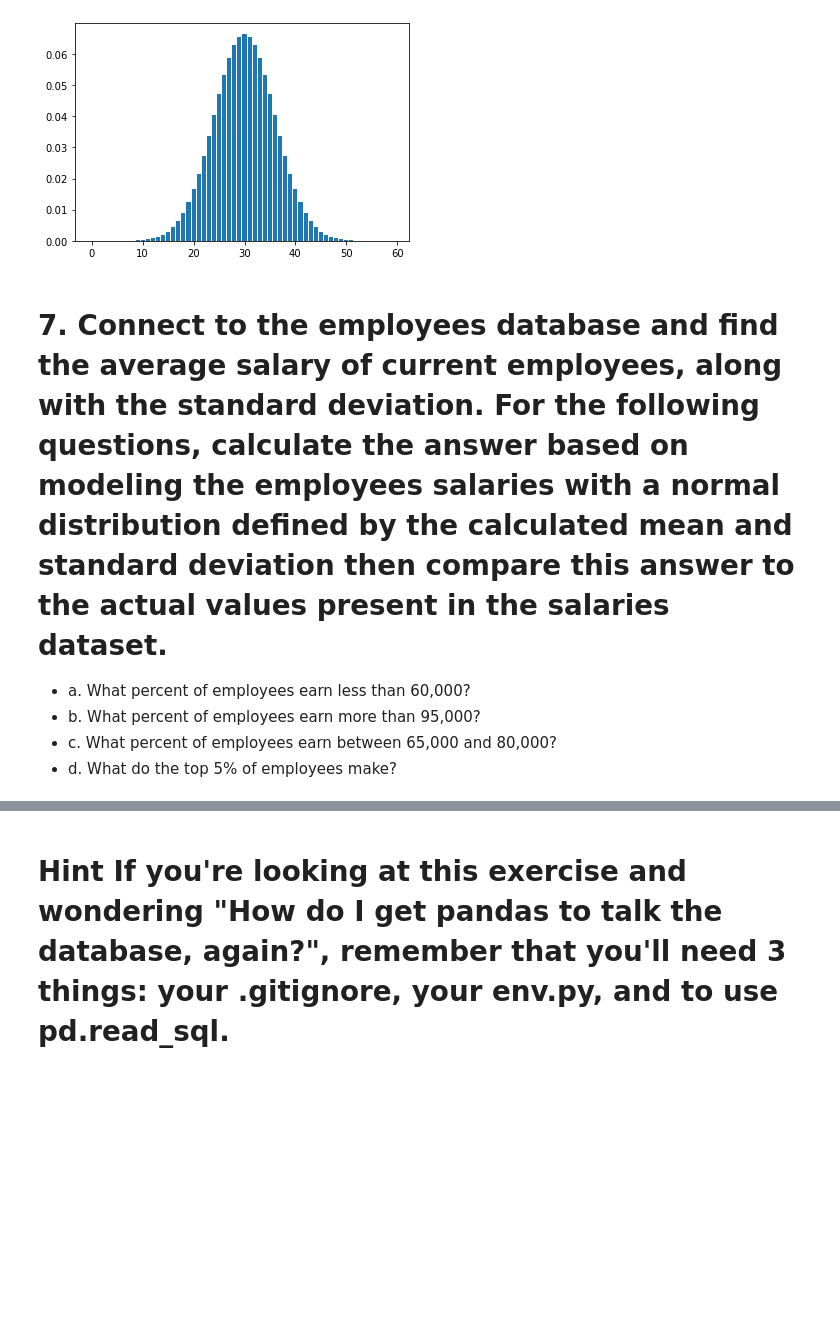
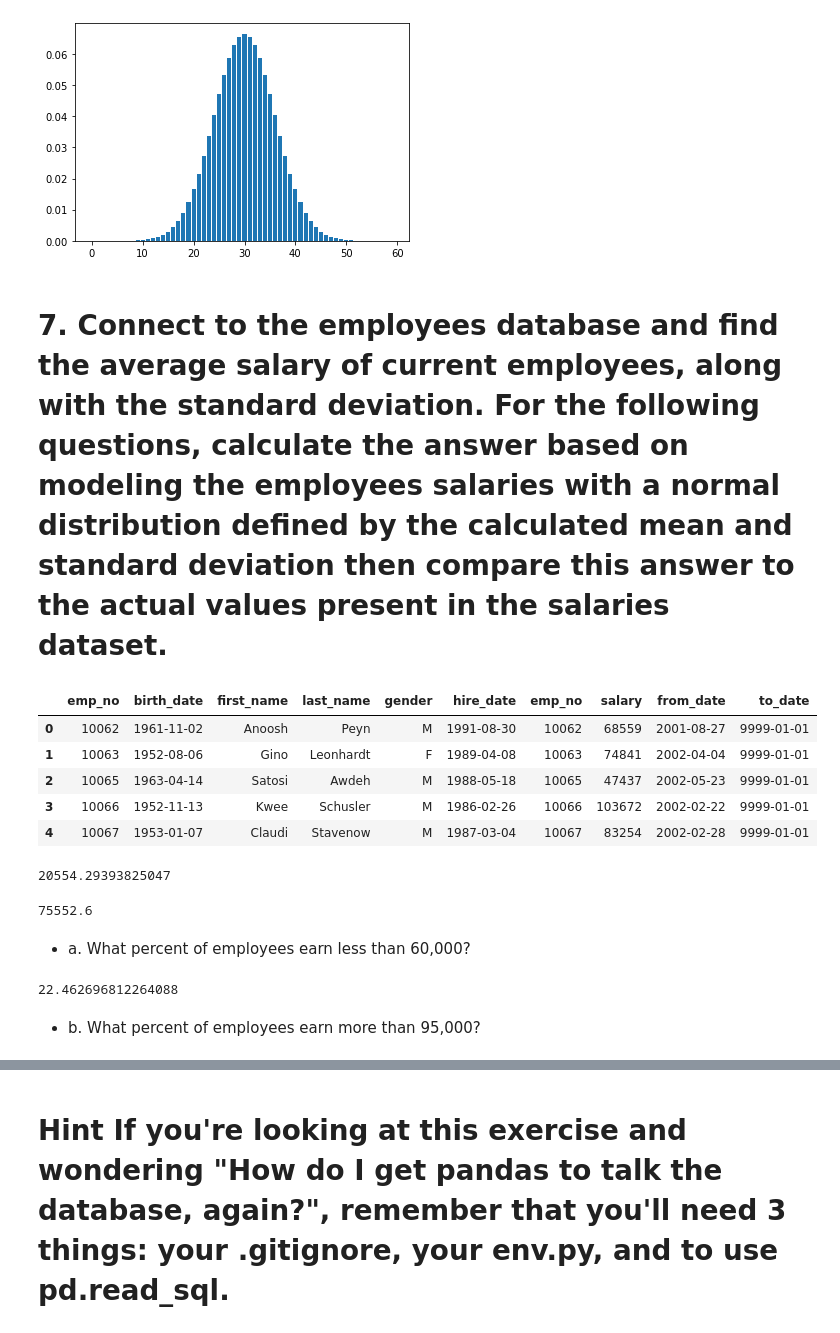
Before and after one commit to rajaramgautam/statistics-exercises, a Jupyter notebook: probability_distributions.ipynb, the cells around one changed output, grey strips where cells are left out. Saved outputs shown, nothing was run; the diff lists cells and outputs as text; code cells hidden in the pictures; blank space fills up the shorter version.

```diff
--- a/probability_distributions.ipynb
+++ b/probability_distributions.ipynb
@@ -170,8 +183,35 @@ plt.bar(x,y)
 [figure]
 # %% [markdown]
 # 7. Connect to the employees database and find the average salary of current employees, along with the standard deviation. For the following questions, calculate the answer based on modeling the employees salaries with a normal distribution defined by the calculated mean and standard deviation then compare this answer to the actual values present in the salaries dataset.
-
-- a. What percent of employees earn less than 60,000?
-- b. What percent of employees earn more than 95,000?
-- c. What percent of employees earn between 65,000 and 80,000?
-- d. What do the top 5% of employees make?
+# %%
+from env import host, user, password
+
+url = f'mysql+pymysql://{user}:{password}@{host}/employees'
+# %%
+df_emp =pd.read_sql('''select * from employees as e join salaries as s on s.emp_no = e.emp_no where to_date > curdate() LIMIT 5 OFFSET 50''', url)
+df_emp
+# %% [output]
+|  | emp_no | birth_date | first_name | last_name | gender | hire_date | emp_no | salary | from_date | to_date |
+| 0 | 10062 | 1961-11-02 | Anoosh | Peyn | M | 1991-08-30 | 10062 | 68559 | 2001-08-27 | 9999-01-01 |
+| 1 | 10063 | 1952-08-06 | Gino | Leonhardt | F | 1989-04-08 | 10063 | 74841 | 2002-04-04 | 9999-01-01 |
+| 2 | 10065 | 1963-04-14 | Satosi | Awdeh | M | 1988-05-18 | 10065 | 47437 | 2002-05-23 | 9999-01-01 |
+| 3 | 10066 | 1952-11-13 | Kwee | Schusler | M | 1986-02-26 | 10066 | 103672 | 2002-02-22 | 9999-01-01 |
+| 4 | 10067 | 1953-01-07 | Claudi | Stavenow | M | 1987-03-04 | 10067 | 83254 | 2002-02-28 | 9999-01-01 |
+# %%
+σ = df_emp.salary.std()
+σ
+# %% [output]
+20554.29393825047
+# %%
+mean_salary = df_emp.salary.mean()
+mean_salary
+# %% [output]
+75552.6
+# %% [markdown]
+- a. What percent of employees earn less than 60,000?
+# %%
+stats.norm(mean_salary, σ).cdf(60000)*100
+# %% [output]
+22.462696812264088
+# %% [markdown]
+- b. What percent of employees earn more than 95,000?
```
Also changed, not shown: parts of 7 cells of this notebook.
